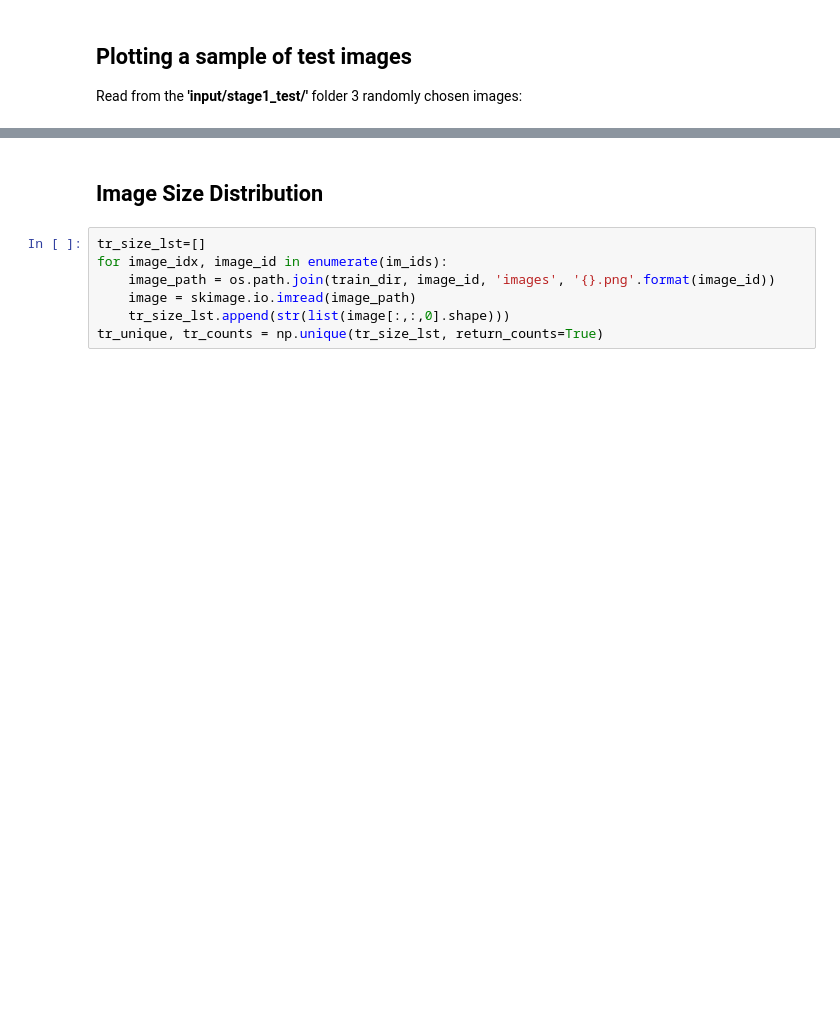
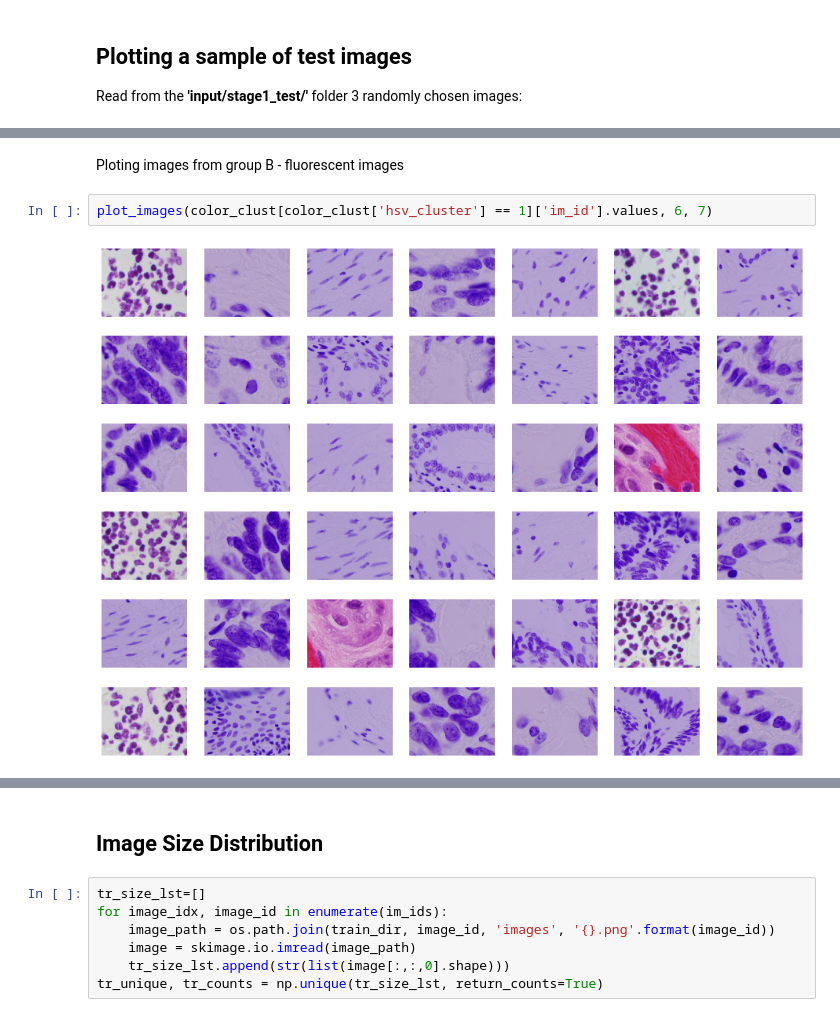
Before and after one commit to Kochurovskyi/Deep_Neural_Network_Projects, a Jupyter notebook: UNet(semantic segmentation)/EDA.ipynb, the cells around one changed output, grey strips where cells are left out. Saved outputs shown, nothing was run; the diff lists cells and outputs as text; blank space fills up the shorter version.

```diff
--- a/UNet(semantic segmentation)/EDA.ipynb
+++ b/UNet(semantic segmentation)/EDA.ipynb
@@ -110,0 +190,6 @@ Definitally its going to effect ours prediction results.
+# %% [markdown]
+Ploting images from group B - fluorescent images
+# %%
+plot_images(color_clust[color_clust['hsv_cluster'] == 1]['im_id'].values, 6, 7)
+# %% [output]
+[figure, added]
```
Also changed, not shown: parts of 24 cells of this notebook.
